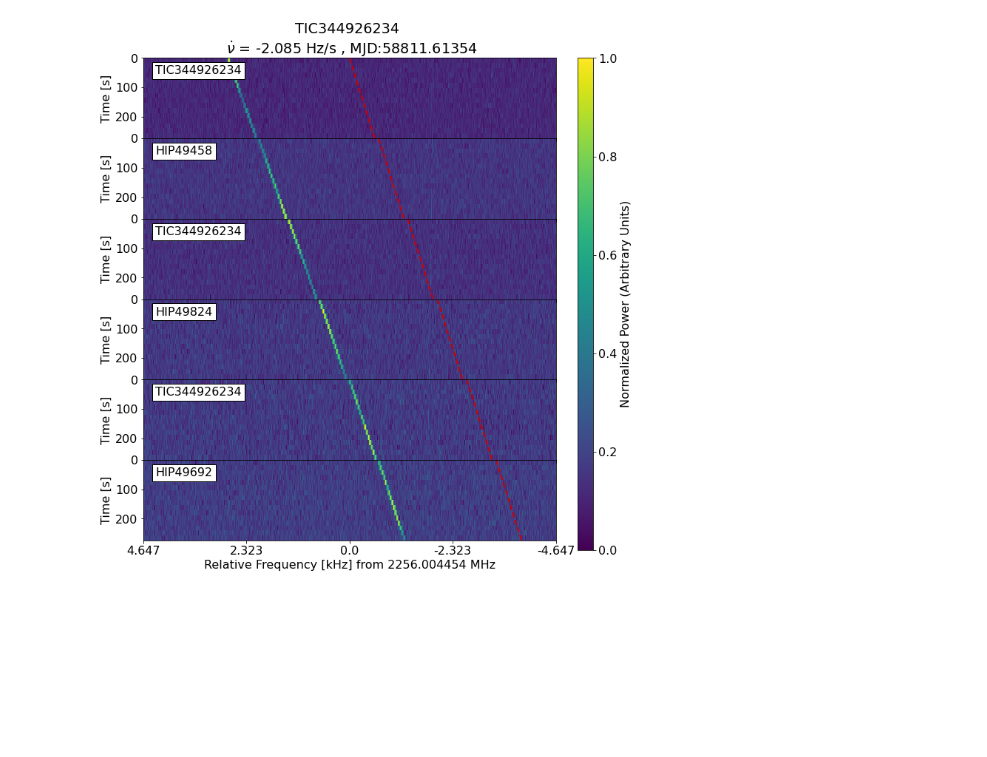
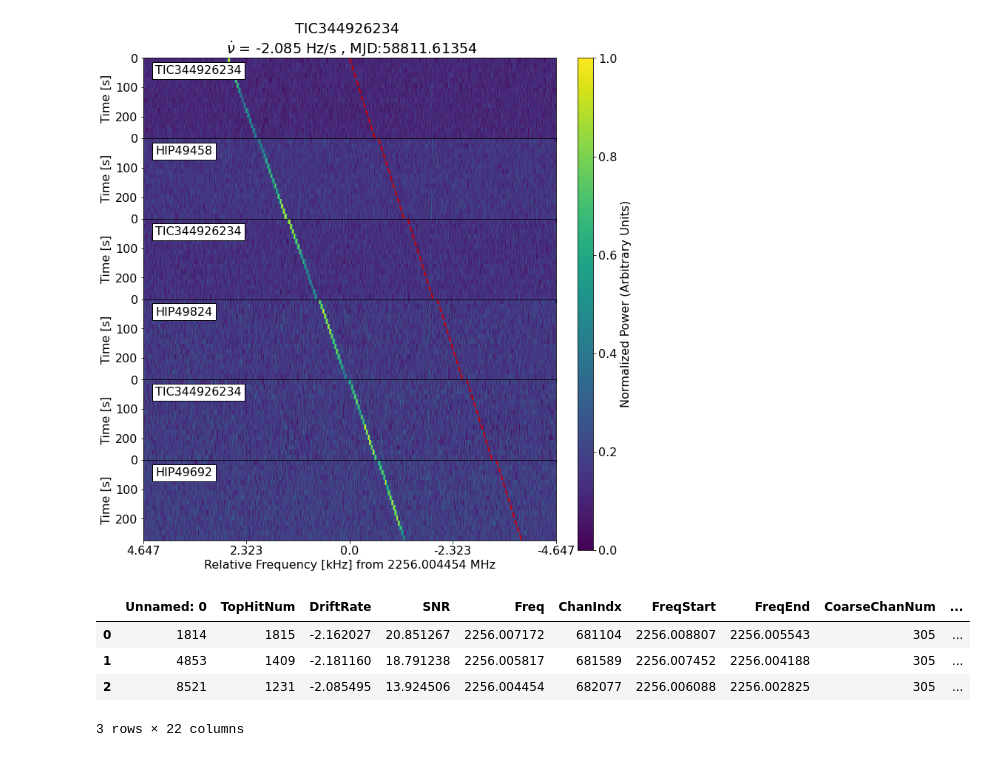
Before and after one commit to noahfranz13/BL-TESSsearch, a Jupyter notebook: analysis/TOI-TIC344926234.ipynb, the cells around one changed output. Saved outputs shown, nothing was run; the diff lists cells and outputs as text; code cells hidden in the pictures; blank space fills up the shorter version.

```diff
--- a/analysis/TOI-TIC344926234.ipynb
+++ b/analysis/TOI-TIC344926234.ipynb
@@ -60,3 +60,14 @@ blimpy.io.base_reader INFO     Skipping loading data ...
 plot_event calc_max_load: max_load=61.0 is required for /datax/scratch/noahf/turboSETI-outFiles/TOI-TIC344926234/spliced_blc0001020304050607_guppi_58811_54593_HIP49692_0028.gpuspec.0000.h5
 blimpy.io.base_reader WARNING  Setting data limit > 1GB, please handle with care!
 [figure]
+# %%
+import pandas as pd
+import os
+eventsList = pd.read_csv(os.path.join(datadir, 'events-list.csv'))
+eventsList
+# %% [output]
+|  | Unnamed: 0 | TopHitNum | DriftRate | SNR | Freq | ChanIndx | FreqStart | FreqEnd | CoarseChanNum | ... |
+| 0 | 1814 | 1815 | -2.162027 | 20.851267 | 2256.007172 | 681104 | 2256.008807 | 2256.005543 | 305 | ... |
+| 1 | 4853 | 1409 | -2.181160 | 18.791238 | 2256.005817 | 681589 | 2256.007452 | 2256.004188 | 305 | ... |
+| 2 | 8521 | 1231 | -2.085495 | 13.924506 | 2256.004454 | 682077 | 2256.006088 | 2256.002825 | 305 | ... |
+3 rows × 22 columns
```
Also changed, not shown: parts of 1 cell of this notebook.
